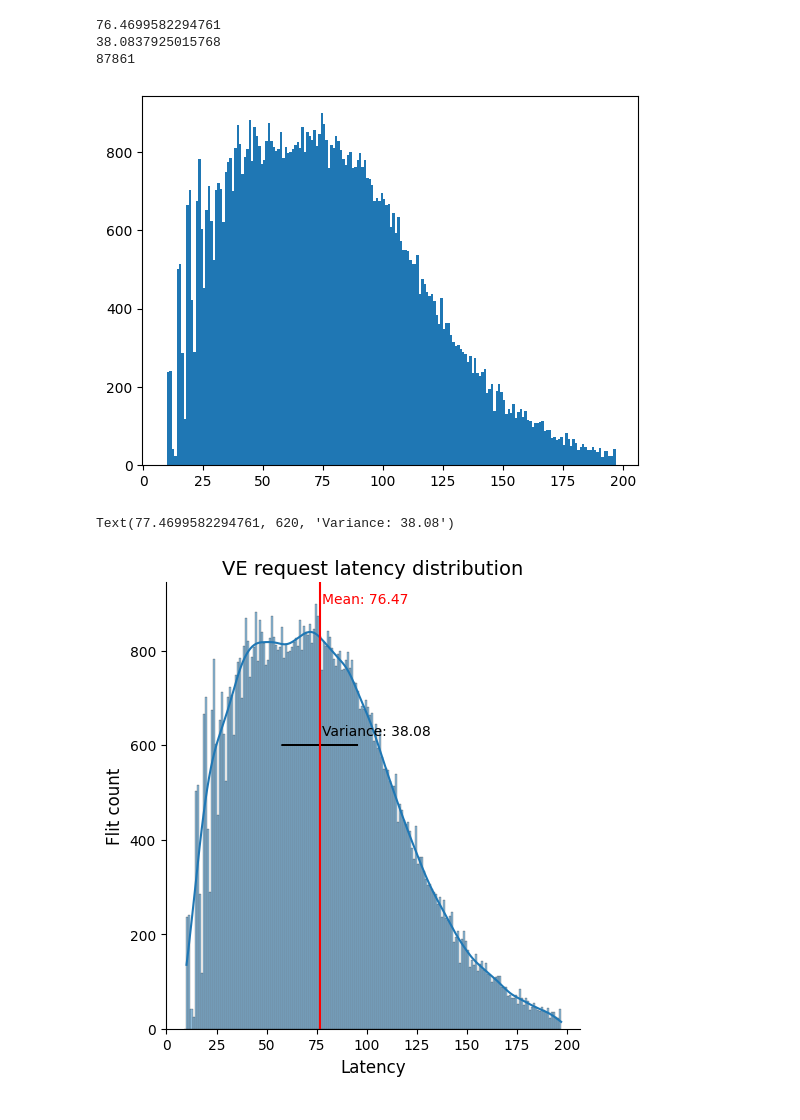
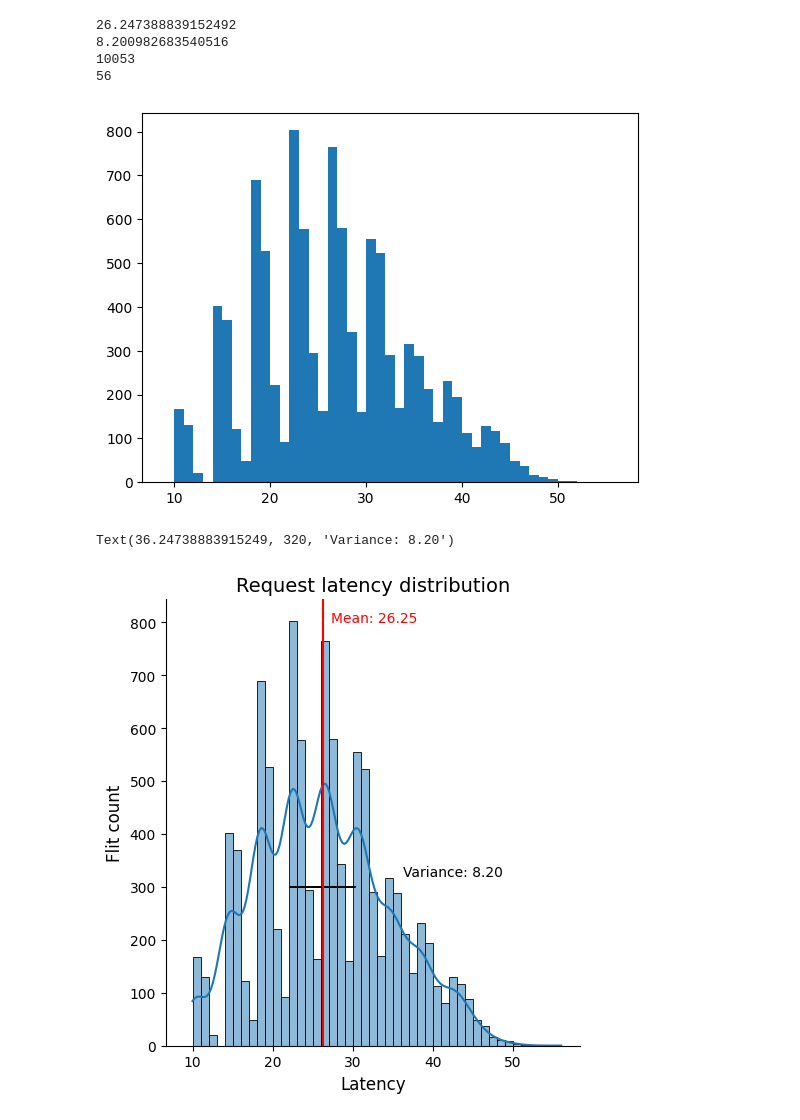
Before and after one commit to DandyForever/noxim, a Jupyter notebook: scripts/latency_stat.ipynb, the cells around one changed output. Cells and saved outputs as stored; diff of their text form; code cells hidden in the pictures.

Commit message:
Added quadrant study stuff

```diff
--- a/scripts/latency_stat.ipynb
+++ b/scripts/latency_stat.ipynb
@@ -4,7 +25,7 @@ import pandas as pd
 from math import *
 
 path = "../sim/results/"
-file = "validation_mesh_18x10_DOR_sv_3_sh_3_pir_50_latency.log"
+file = "quadrant_mesh_18x10_MOD_DOR_mp_4_sv_3_sh_3_pir_50_latency.log"
 
 ve_tile_x = '[x][3][0]'
 ve_tile_y = '[y][3][0]'
@@ -32,16 +53,19 @@ with open(path + file, 'r') as f:
         lat_distribution[mem_tile].append(latency)
 
 data = np.array(latencies)
-min_num = int(data.size*0.99)
+min_num = int(data.size)
 data.sort()
 data=data[:min_num]
+max_lat = data[-1]
 print(np.mean(data))
 print(sqrt(np.var(data)))
 print(data.size)
+print(max_lat)
 # %% [output]
-76.4699582294761
-38.0837925015768
-87861
+26.247388839152492
+8.200982683540516
+10053
+56
 # %%
 import matplotlib.pyplot as plt
 
@@ -50,27 +74,27 @@ bins = list(range(np.min(data)-1, np.max(data) + 1))
 plt.hist(data, bins)
 plt.show()
 # %% [output]
-[figure, old version]
+[figure, new version]
 # %%
 import seaborn as sns
 
 plot = sns.displot(data=data, kde=True, bins=bins, legend=False)
 plt.xlabel("Latency", size=12)
 plt.ylabel("Flit count", size=12)
 plt.title("Request latency distribution", size=14)
 plt.axvline(x=data.mean(), color='red')
 plt.arrow(
   x=data.mean()-sqrt(data.var())/2,
-  y=600,
+  y=300,
   dx=sqrt(data.var()),
   dy=0,
   color='black'
 )
-plt.text(x=data.mean()+1, y=900, s=f"Mean: {format(data.mean(), '.2f') }", color='red')
-plt.text(x=data.mean()+1, y=620, s=f"Variance: {format(sqrt(data.var()), '.2f') }", color="black")
+plt.text(x=data.mean()+1, y=800, s=f"Mean: {format(data.mean(), '.2f') }", color='red')
+plt.text(x=data.mean()+10, y=320, s=f"Variance: {format(sqrt(data.var()), '.2f') }", color="black")
 # %% [output]
-Text(77.4699582294761, 620, 'Variance: 38.08')
+Text(36.24738883915249, 320, 'Variance: 8.20')
-[figure, old version]
+[figure, new version]
 # %%
 stat_distribution = dict()
 
```
Also changed, not shown: parts of 2 cells of this notebook, 7 other files.
